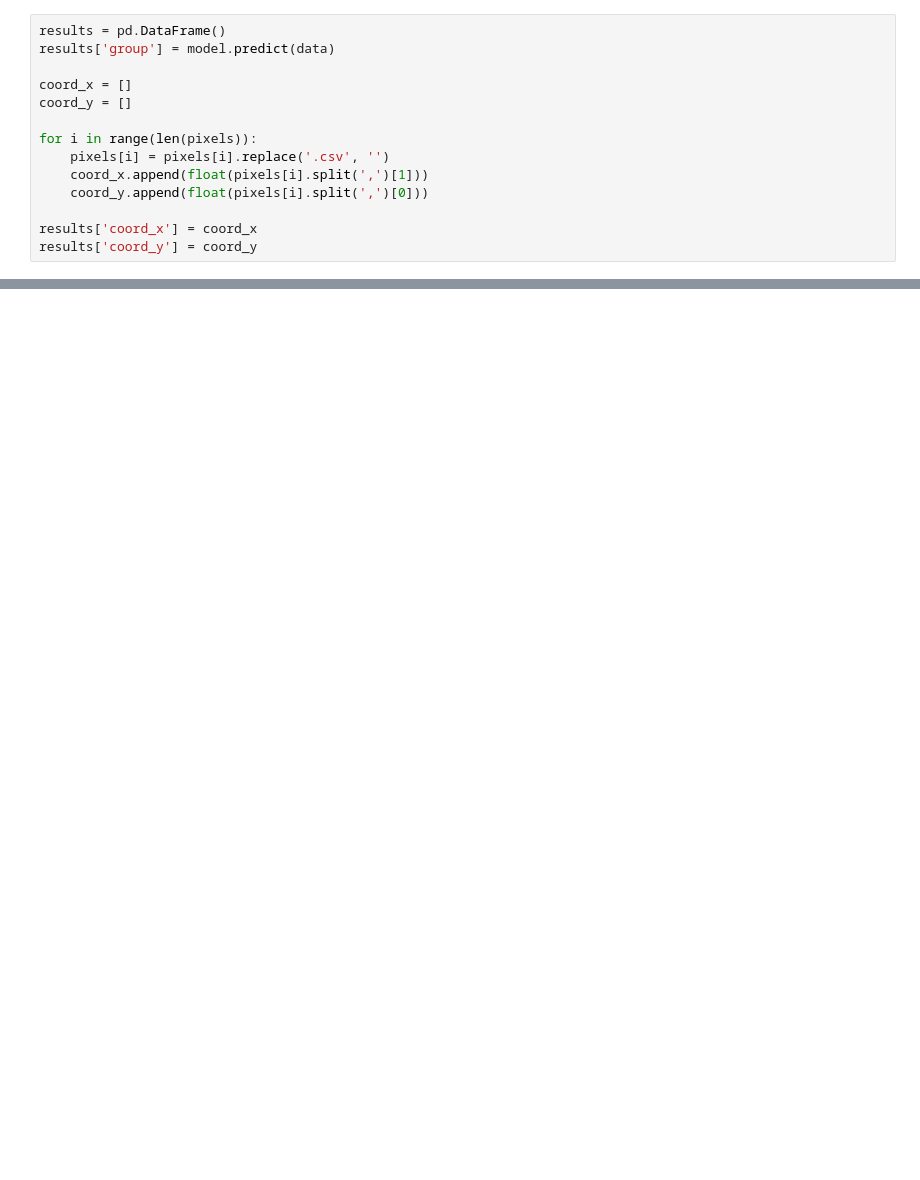
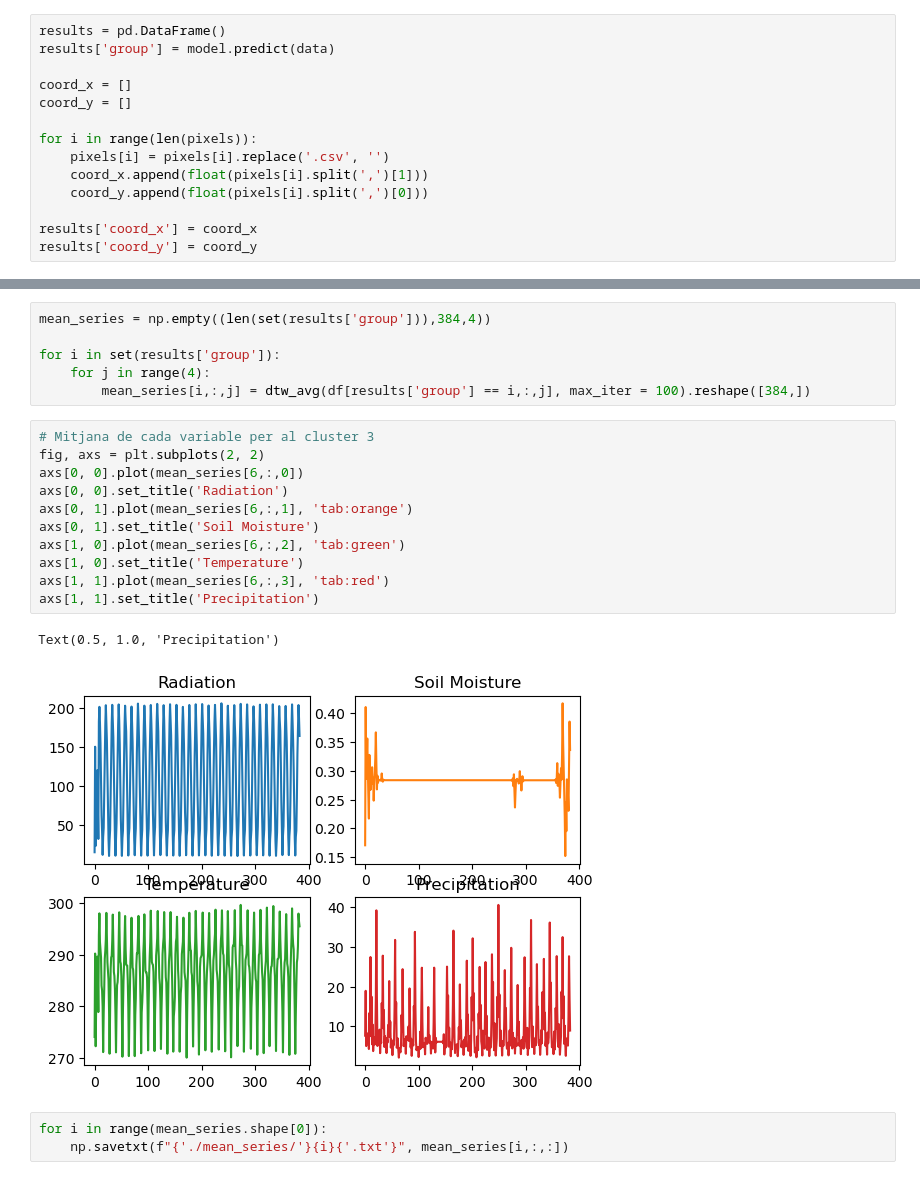
Before and after one commit to oriolus98/master_thesis2, a Jupyter notebook: causal_analysis2.ipynb, the cells around one changed output, grey strips where cells are left out. Saved outputs shown, nothing was run; the diff lists cells and outputs as text; blank space fills up the shorter version.

```diff
--- a/causal_analysis2.ipynb
+++ b/causal_analysis2.ipynb
@@ -78,0 +99,23 @@ plt.show()
+# %%
+mean_series = np.empty((len(set(results['group'])),384,4))
+
+for i in set(results['group']):
+    for j in range(4):
+        mean_series[i,:,j] = dtw_avg(df[results['group'] == i,:,j], max_iter = 100).reshape([384,])
+# %%
+# Mitjana de cada variable per al cluster 3
+fig, axs = plt.subplots(2, 2)
+axs[0, 0].plot(mean_series[6,:,0])
+axs[0, 0].set_title('Radiation')
+axs[0, 1].plot(mean_series[6,:,1], 'tab:orange')
+axs[0, 1].set_title('Soil Moisture')
+axs[1, 0].plot(mean_series[6,:,2], 'tab:green')
+axs[1, 0].set_title('Temperature')
+axs[1, 1].plot(mean_series[6,:,3], 'tab:red')
+axs[1, 1].set_title('Precipitation')
+# %% [output]
+Text(0.5, 1.0, 'Precipitation')
+[figure, added]
+# %%
+for i in range(mean_series.shape[0]):
+    np.savetxt(f"{'./mean_series/'}{i}{'.txt'}", mean_series[i,:,:])
```
Also changed, not shown: parts of 6 cells of this notebook, 8 other files.
